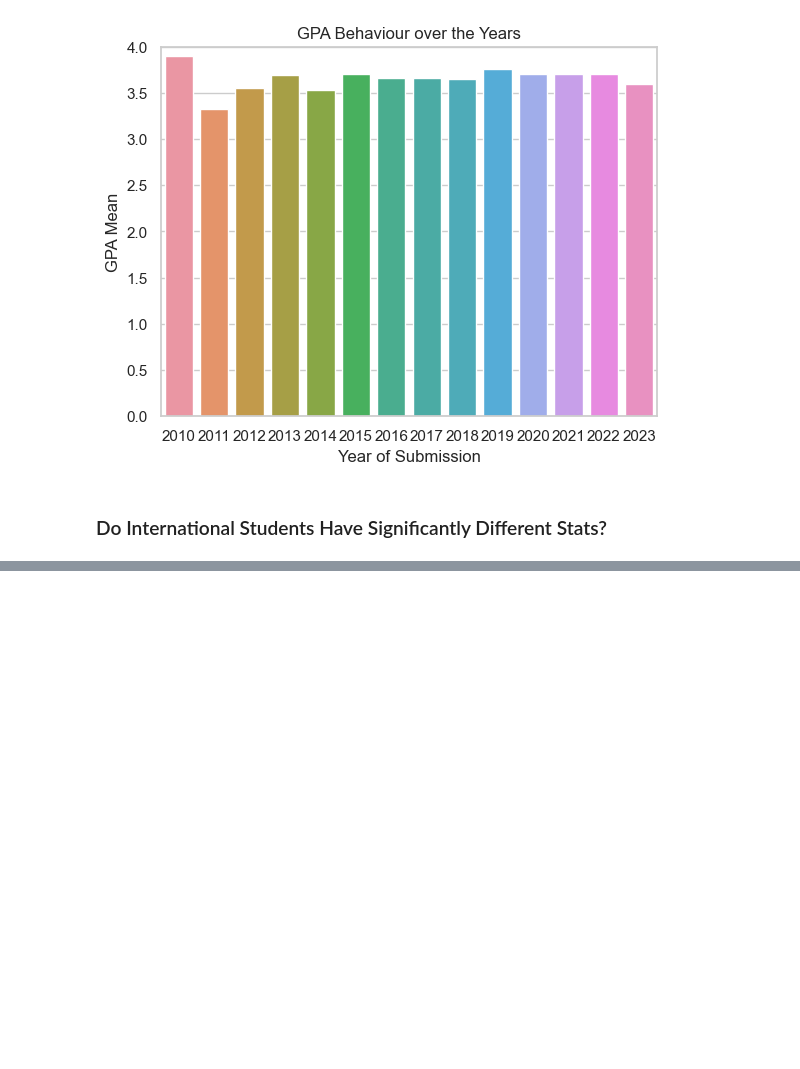
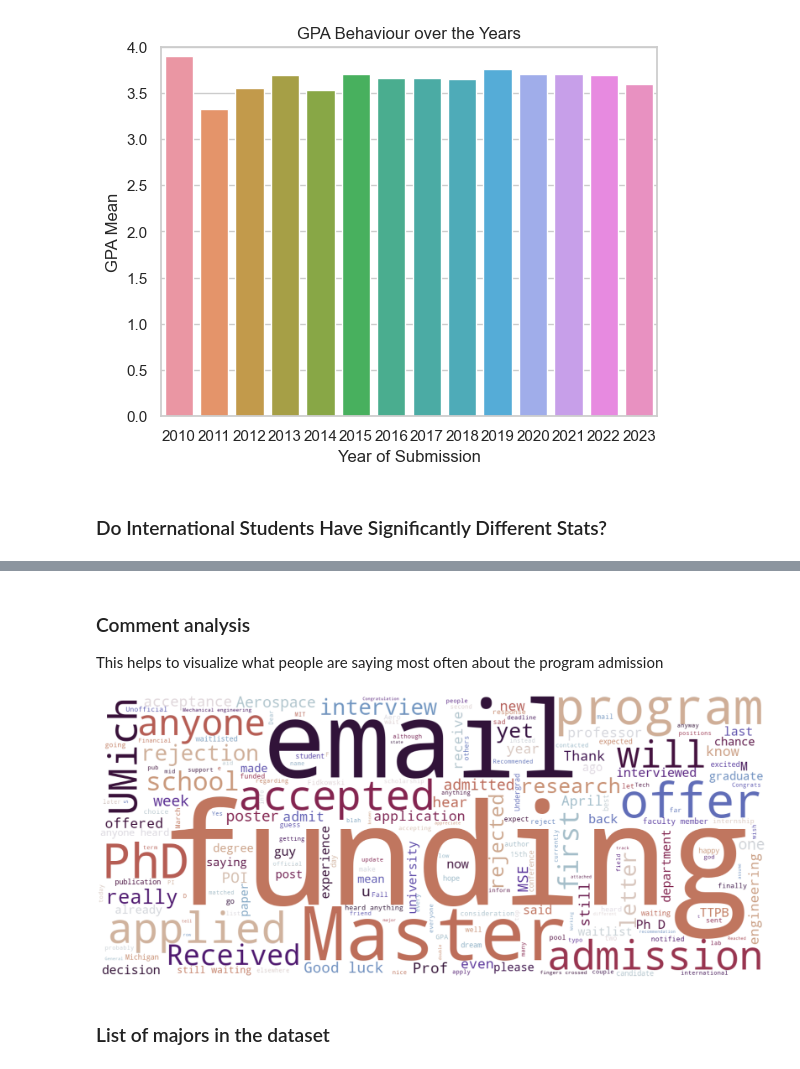
Before and after one commit to beverleyy/gradcafe_analysis, a Jupyter notebook: app/GradAnalysis.ipynb, the cells around one changed output, grey strips where cells are left out. Cells and saved outputs as stored; diff of their text form; code cells hidden in the pictures; blank space fills up the shorter version.

Commit message:
Add wordcloud function

```diff
--- a/app/GradAnalysis.ipynb
+++ b/app/GradAnalysis.ipynb
@@ -327,3 +331,42 @@ get_uni_stats(hisdf, title='All University Acceptances by Nationality', degree='
+# %% [markdown]
+### Comment analysis
+
+This helps to visualize what people are saying most often about the program admission
+# %%
+# function to plot wordcloud
+def plot_cloud(wordcloud):
+    plt.figure(figsize=(40, 30))
+    plt.imshow(wordcloud)
+    plt.axis("off");
+    plt.savefig("output/wordcloud.png")
+
+# if you want for a specific school/program then filter the df accordingly
+cdf = df.loc[(df['institution'].astype(str).str.contains("Mich"))&(df['major'].astype(str).str.contains("Aero"))]
+
+# concat all the comments into a text chunk and clean it up
+text = cdf.dropna(subset=['comment'])['comment'].str.cat(sep=' ')
+text = re.sub(r'==.*?==+', '', text)
+text = text.replace('\n', '')
+
+# add some stopwords
+STOPWORDS.update(['got','though'])
+
+# print the wordcloud
+wordcloud = WordCloud(width=1280,
+                      height=540,
+                      mode="RGBA",
+                      background_color=None,
+                      colormap="twilight",
+                      max_font_size=270,
+                      random_state=1,
+                      collocations=True,
+                      stopwords=STOPWORDS
+                     ).generate(text)
+plot_cloud(wordcloud)
+# %% [output]
+[figure, added]
+# %% [markdown]
+### List of majors in the dataset
 # %%
 pd.options.display.max_rows = 200
 hisdf['major'].value_counts()
```
Also changed, not shown: parts of 15 cells of this notebook, 4 other files.
